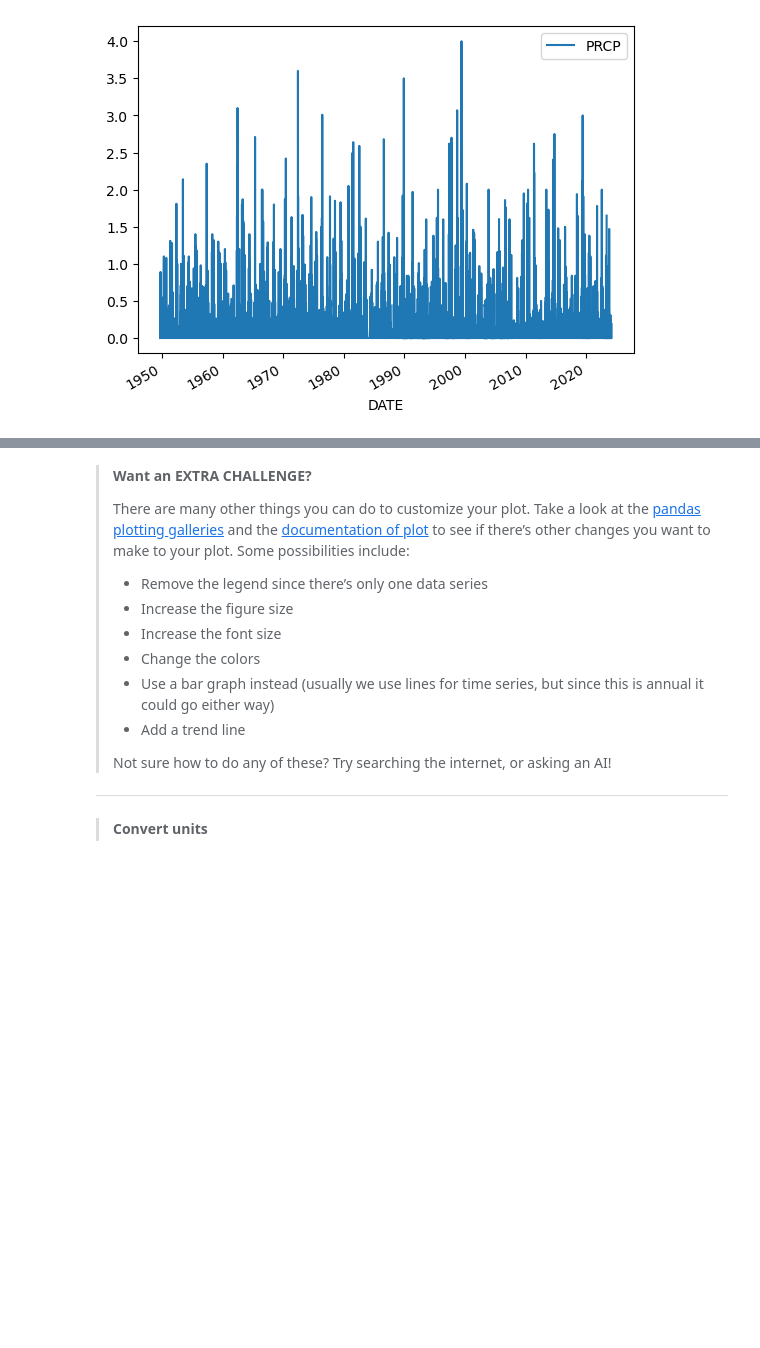
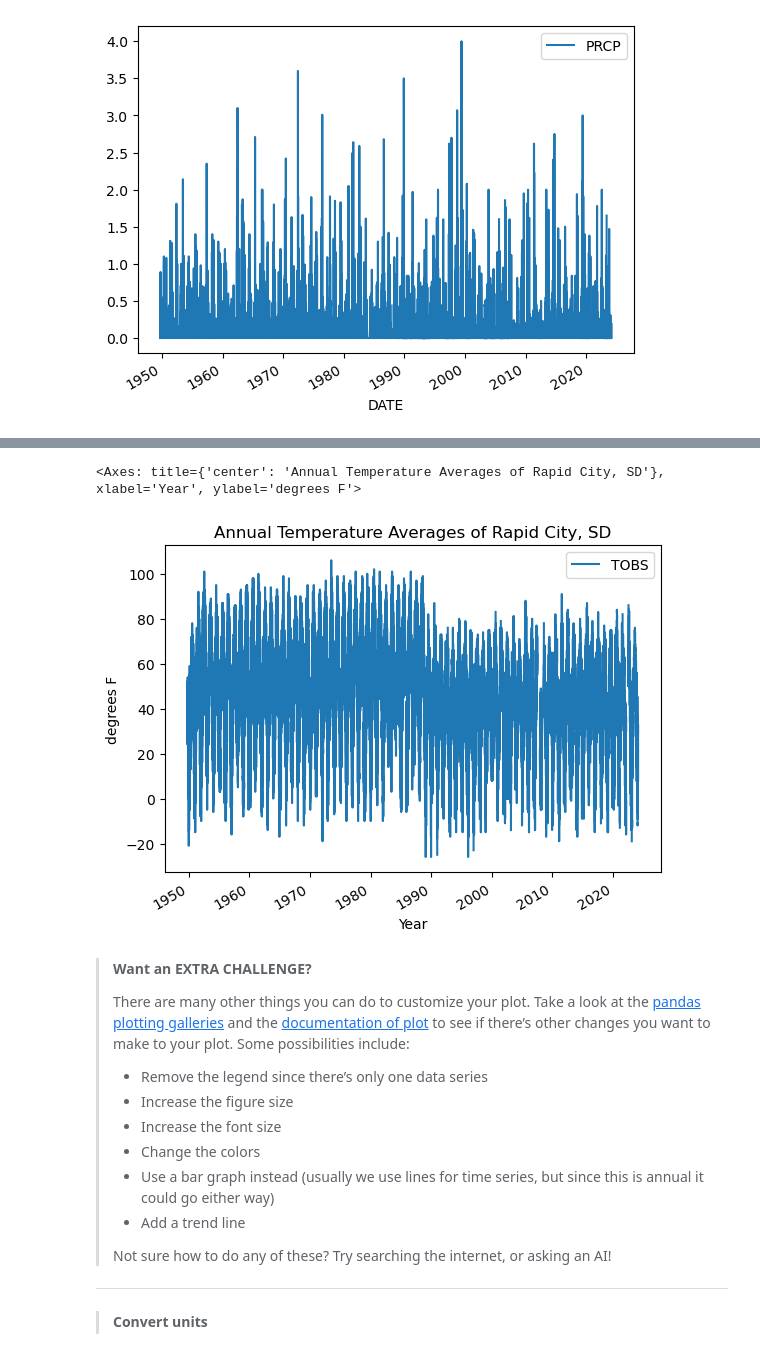
Before and after one commit to cu-esiil-edu/stars-01-get-started-ESchultz2024, a Jupyter notebook: get-started-with-open-reproducible-science.ipynb, the cells around one changed output, grey strips where cells are left out. Cells and saved outputs as stored; diff of their text form; code cells hidden in the pictures; blank space fills up the shorter version.

```diff
--- a/get-started-with-open-reproducible-science.ipynb
+++ b/get-started-with-open-reproducible-science.ipynb
@@ -440,10 +442,13 @@ your plot to look.
 # %%
 # Plot the data using .plot
 rapid_df.plot(
-    y='the_precipitation_column',
-    title='Title Goes Here',
-    xlabel='Horizontal Axis Label Goes Here',
-    ylabel='Vertical Axis Label Goes Here')
+    y='TOBS',
+    title='Annual Temperature Averages of Rapid City, SD',
+    xlabel='Year',
+    ylabel='degrees F')
+# %% [output]
+<Axes: title={'center': 'Annual Temperature Averages of Rapid City, SD'}, xlabel='Year', ylabel='degrees F'>
+[figure, added]
 # %% [markdown]
 > **<i class="fa fa-solid fa-pepper-hot fa-large" aria-label="pepper-hot"></i>
 > Want an EXTRA CHALLENGE?**
```
Also changed, not shown: parts of 12 cells of this notebook.
